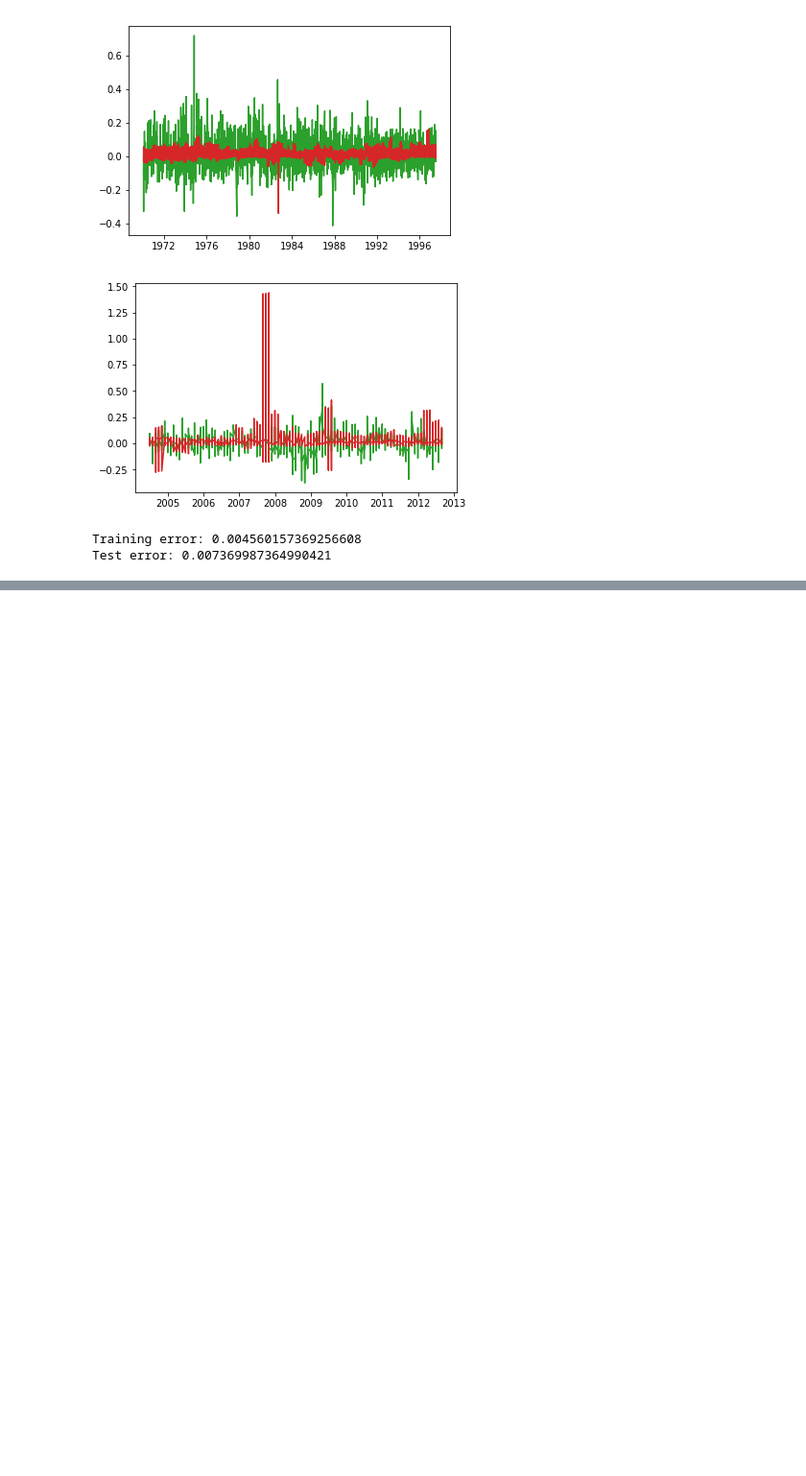
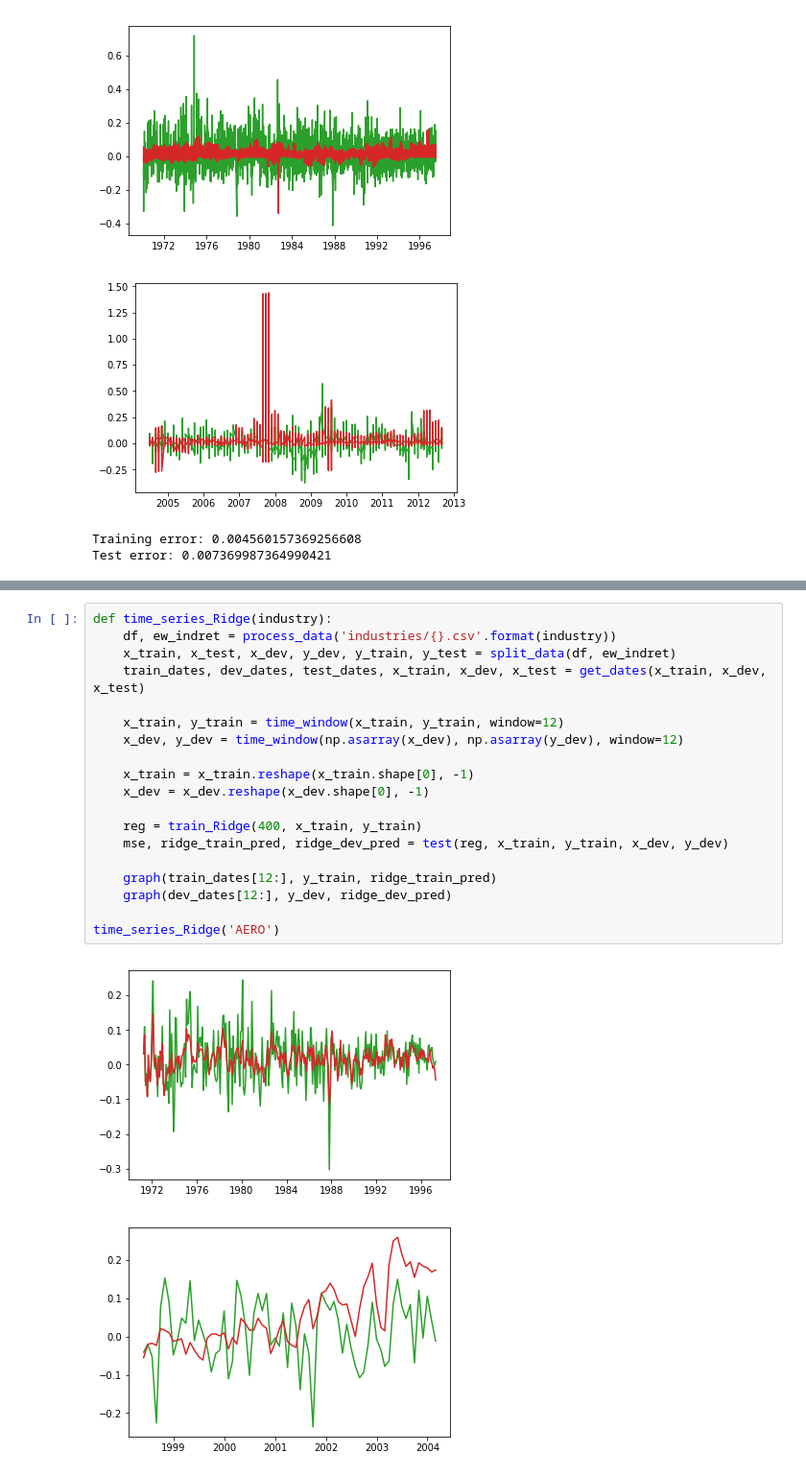
Before and after one commit to kl-chou/CS-229-Project, a Jupyter notebook: Regression.ipynb, the cells around one changed output, grey strips where cells are left out. Shown at 96% size. Saved outputs shown, nothing was run; the diff lists cells and outputs as text; blank space fills up the shorter version.

```diff
--- a/Regression.ipynb
+++ b/Regression.ipynb
@@ -248,0 +314,22 @@ Test error: 0.007369987364990421
+# %%
+def time_series_Ridge(industry):
+    df, ew_indret = process_data('industries/{}.csv'.format(industry))
+    x_train, x_test, x_dev, y_dev, y_train, y_test = split_data(df, ew_indret)
+    train_dates, dev_dates, test_dates, x_train, x_dev, x_test = get_dates(x_train, x_dev, x_test)
+
+    x_train, y_train = time_window(x_train, y_train, window=12)
+    x_dev, y_dev = time_window(np.asarray(x_dev), np.asarray(y_dev), window=12)
+
+    x_train = x_train.reshape(x_train.shape[0], -1)
+    x_dev = x_dev.reshape(x_dev.shape[0], -1)
+
+    reg = train_Ridge(400, x_train, y_train)
+    mse, ridge_train_pred, ridge_dev_pred = test(reg, x_train, y_train, x_dev, y_dev)
+
+    graph(train_dates[12:], y_train, ridge_train_pred)
+    graph(dev_dates[12:], y_dev, ridge_dev_pred)
+
+time_series_Ridge('AERO')
+# %% [output]
+[figure, added]
+[figure, added]
```
Also changed, not shown: parts of 3 cells of this notebook.
